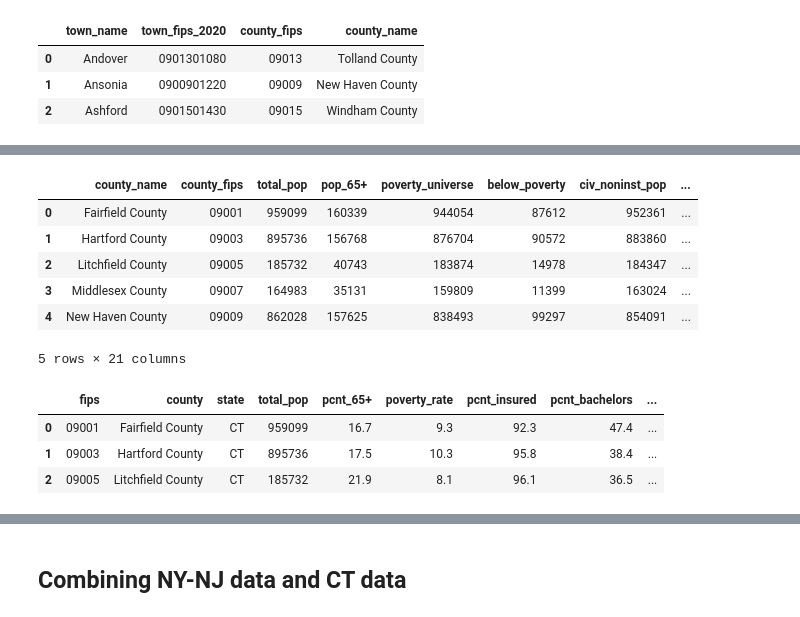
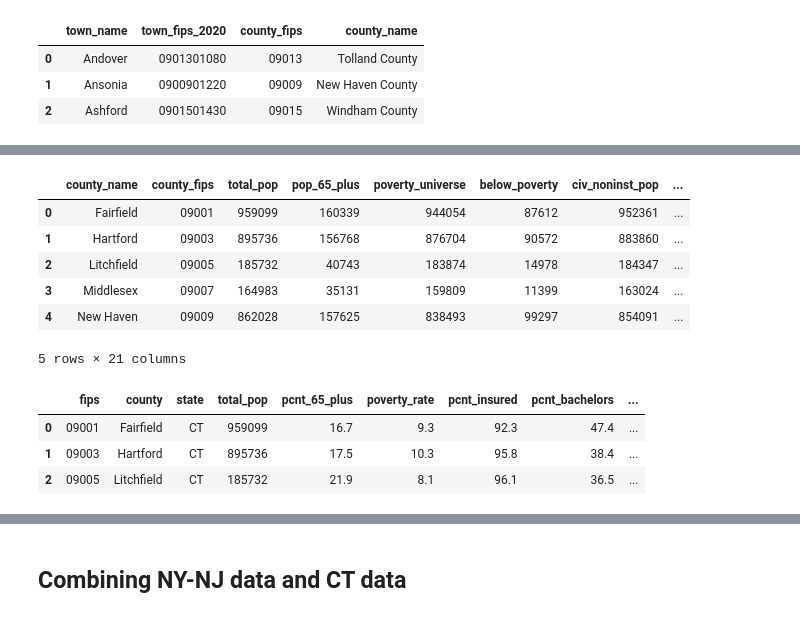
Before and after one commit to palism1/stroke-burden-index, a Jupyter notebook: data/acs_data/acs_data_collection.ipynb, the cells around one changed output, grey strips where cells are left out. Saved outputs shown, nothing was run; the diff lists cells and outputs as text; code cells hidden in the pictures.

```diff
--- a/data/acs_data/acs_data_collection.ipynb
+++ b/data/acs_data/acs_data_collection.ipynb
@@ -506,8 +492,8 @@ Data columns (total 24 columns):
 dtypes: float64(13), int64(7), str(4)
 memory usage: 32.8 KB
 # %%
-# Calculate the number of people aged 18+ with a bachelor's degree
-df2['bachelors_18+'] = df2['bachelors_18-24'] + df2['bachelors_25+']
+# Calculate the number of people aged 18_plus with a bachelor's degree
+df2['bachelors_18_plus'] = df2['bachelors_18-24'] + df2['bachelors_25_plus']
 # # Get percentage columns for low-income and middle class groups
 df2['pcnt_town_low_income'] = df2['pcnt_under_10k'] + df2['pcnt_10k_15k'] + df2['pcnt_15k_25k'] + df2['pcnt_25k_35k'] + df2['pcnt_35k_50k']
 df2['pcnt_town_middle_class'] = df2['pcnt_50k_75k'] + df2['pcnt_75k_100k'] + df2['pcnt_150k_200k']
@@ -520,7 +506,7 @@ df2.tail(3)
 3 rows × 27 columns
 # %%
 # Keep only important columns
-df2 = df2[['town_fips', 'town', 'total_pop', 'pop_65+', 'poverty_universe', 'below_poverty', 'civ_noninst_pop', 'insured_pop', 'pop_18+', 'bachelors_18+',
+df2 = df2[['town_fips', 'town', 'total_pop', 'pop_65_plus', 'poverty_universe', 'below_poverty', 'civ_noninst_pop', 'insured_pop', 'pop_18_plus', 'bachelors_18_plus',
            'total_households', 'pcnt_town_low_income', 'pcnt_town_middle_class', 'pcnt_town_upper_class']]
 df2.tail(3)
 # %% [output]
@@ -564,3 +542,7 @@ crosswalk.head(3)
 | 0 | Andover | 0901301080 | 09013 | Tolland County |
 | 1 | Ansonia | 0900901220 | 09009 | New Haven County |
 | 2 | Ashford | 0901501430 | 09015 | Windham County |
+# %%
+# Remove County suffix in county_name
+crosswalk['county_name'] = crosswalk['county_name'].str.replace(' County', '', regex=True)
+crosswalk.head(3)
@@ -591,6 +578,6 @@ merged_ct.head(3)
 # %%
 # Arrange columns
-ct = merged_ct[['county_fips', 'county_name', 'town_fips', 'town_name', 'total_pop', 'pop_65+', 'poverty_universe', 'below_poverty', 'civ_noninst_pop', 'insured_pop', 'pop_18+', 'bachelors_18+',
+ct = merged_ct[['county_fips', 'county_name', 'town_fips', 'town_name', 'total_pop', 'pop_65_plus', 'poverty_universe', 'below_poverty', 'civ_noninst_pop', 'insured_pop', 'pop_18_plus', 'bachelors_18_plus',
            'total_households', 'pcnt_town_low_income', 'pcnt_town_middle_class', 'pcnt_town_upper_class']]
 ct.info()
 # %% [output]
@@ -662,36 +651,36 @@ Data columns (total 14 columns):
 dtypes: float64(5), int64(7), str(2)
 memory usage: 1.0 KB
 # %%
-# Calculate percentages
-agg_ct['pcnt_65+'] = ((agg_ct['pop_65+'] / agg_ct['total_pop']) *100).round(1)
+# Calculate percentages for CT
+agg_ct['pcnt_65_plus'] = ((agg_ct['pop_65_plus'] / agg_ct['total_pop']) *100).round(1)
 agg_ct['poverty_rate'] = ((agg_ct['below_poverty'] / agg_ct['poverty_universe']) *100).round(1)
 agg_ct['pcnt_insured'] = ((agg_ct['insured_pop'] / agg_ct['civ_noninst_pop']) *100).round(1)
-agg_ct['pcnt_bachelors'] = ((agg_ct['bachelors_18+'] / agg_ct['pop_18+']) *100).round(1)
+agg_ct['pcnt_bachelors'] = ((agg_ct['bachelors_18_plus'] / agg_ct['pop_18_plus']) *100).round(1)
 agg_ct['pcnt_low_income'] = ((agg_ct['pop_low_income'] / agg_ct['total_households']) *100).round(1)
 agg_ct['pcnt_middle_class'] = ((agg_ct['pop_middle_class'] / agg_ct['total_households']) *100).round(1)
 agg_ct['pcnt_upper_class'] = ((agg_ct['pop_upper_class'] / agg_ct['total_households']) *100).round(1)
 
 agg_ct.head()
 # %% [output]
-|  | county_name | county_fips | total_pop | pop_65+ | poverty_universe | below_poverty | civ_noninst_pop | ... |
-| 0 | Fairfield County | 09001 | 959099 | 160339 | 944054 | 87612 | 952361 | ... |
-| 1 | Hartford County | 09003 | 895736 | 156768 | 876704 | 90572 | 883860 | ... |
-| 2 | Litchfield County | 09005 | 185732 | 40743 | 183874 | 14978 | 184347 | ... |
-| 3 | Middlesex County | 09007 | 164983 | 35131 | 159809 | 11399 | 163024 | ... |
-| 4 | New Haven County | 09009 | 862028 | 157625 | 838493 | 99297 | 854091 | ... |
+|  | county_name | county_fips | total_pop | pop_65_plus | poverty_universe | below_poverty | civ_noninst_pop | ... |
+| 0 | Fairfield | 09001 | 959099 | 160339 | 944054 | 87612 | 952361 | ... |
+| 1 | Hartford | 09003 | 895736 | 156768 | 876704 | 90572 | 883860 | ... |
+| 2 | Litchfield | 09005 | 185732 | 40743 | 183874 | 14978 | 184347 | ... |
+| 3 | Middlesex | 09007 | 164983 | 35131 | 159809 | 11399 | 163024 | ... |
+| 4 | New Haven | 09009 | 862028 | 157625 | 838493 | 99297 | 854091 | ... |
 5 rows × 21 columns
 # %%
 # Rename and rearrange columns before appending CT data to NY & NJ
 agg_ct.rename(columns={'county_fips': 'fips', 'county_name': 'county'}, inplace=True)
 agg_ct['state'] = 'CT'
-agg_ct = agg_ct[['fips', 'county', 'state', 'total_pop', 'pcnt_65+', 'poverty_rate', 'pcnt_insured', 'pcnt_bachelors', 'pcnt_low_income', 'pcnt_middle_class', 'pcnt_upper_class']]
+agg_ct = agg_ct[['fips', 'county', 'state', 'total_pop', 'pcnt_65_plus', 'poverty_rate', 'pcnt_insured', 'pcnt_bachelors', 'pcnt_low_income', 'pcnt_middle_class', 'pcnt_upper_class']]
 
 agg_ct.head(3)
 # %% [output]
-|  | fips | county | state | total_pop | pcnt_65+ | poverty_rate | pcnt_insured | pcnt_bachelors | ... |
-| 0 | 09001 | Fairfield County | CT | 959099 | 16.7 | 9.3 | 92.3 | 47.4 | ... |
-| 1 | 09003 | Hartford County | CT | 895736 | 17.5 | 10.3 | 95.8 | 38.4 | ... |
-| 2 | 09005 | Litchfield County | CT | 185732 | 21.9 | 8.1 | 96.1 | 36.5 | ... |
+|  | fips | county | state | total_pop | pcnt_65_plus | poverty_rate | pcnt_insured | pcnt_bachelors | ... |
+| 0 | 09001 | Fairfield | CT | 959099 | 16.7 | 9.3 | 92.3 | 47.4 | ... |
+| 1 | 09003 | Hartford | CT | 895736 | 17.5 | 10.3 | 95.8 | 38.4 | ... |
+| 2 | 09005 | Litchfield | CT | 185732 | 21.9 | 8.1 | 96.1 | 36.5 | ... |
 # %%
 agg_ct.info()
 # %% [output]
```
Also changed, not shown: parts of 36 cells of this notebook, 4 other files.
